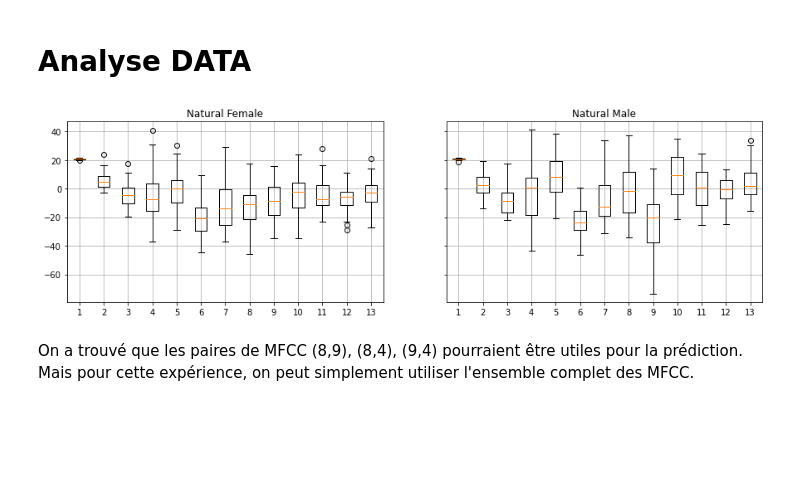
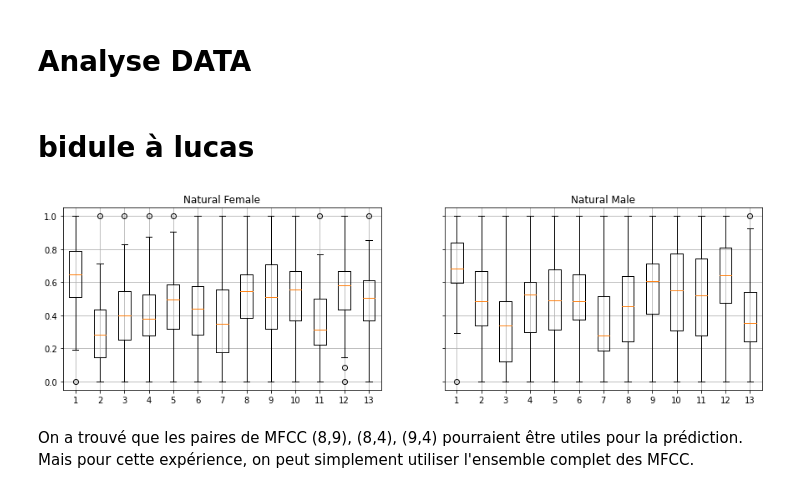
Before and after one commit to Nelson-Jnrnd/ARN_L3, a Jupyter notebook: notebooks/experience_1.ipynb, the cells around one changed output. Drawn from its saved outputs; the diff is of its cells as text; code cells hidden in the pictures; blank space fills up the shorter version.

```diff
--- a/notebooks/experience_1.ipynb
+++ b/notebooks/experience_1.ipynb
@@ -31,20 +49,29 @@ nam_audios
 # %% [markdown]
 # Analyse DATA
+# %% [markdown]
+# bidule à lucas
 # %%
+from sklearn import preprocessing
+
 naf_mfcc_median = np.array([np.median(mfcc(naf[1], naf[0], nfft=1024), axis=0) for naf in naf_audios])# ...
 nam_mfcc_median = np.array([np.median(mfcc(nam[1], nam[0], nfft=1024), axis=0) for nam in nam_audios])# ...
 
+# Normalize the data attributes
+
+minMaxScaler = preprocessing.MinMaxScaler()
+naf_mfcc_median= minMaxScaler.fit_transform(naf_mfcc_median)
+nam_mfcc_median= minMaxScaler.fit_transform(nam_mfcc_median)
 
 f, (ax1, ax2) = pl.subplots(1,2, sharey='all', figsize=(15,4))
 ax1.plot()
 ax1.boxplot(naf_mfcc_median)
 ax1.set_title('Natural Female')
 ax1.grid()
 ax2.boxplot(nam_mfcc_median)
 ax2.set_title('Natural Male')
 ax2.grid()
 # %% [output]
-[figure, old version]
+[figure, new version]
 # %% [markdown]
 On a trouvé que les paires de MFCC (8,9), (8,4), (9,4) pourraient être utiles pour la prédiction. Mais pour cette expérience, on peut simplement utiliser l'ensemble complet des MFCC.
 # %% [markdown]
```
Also changed, not shown: parts of 13 cells of this notebook, 8 other files.
